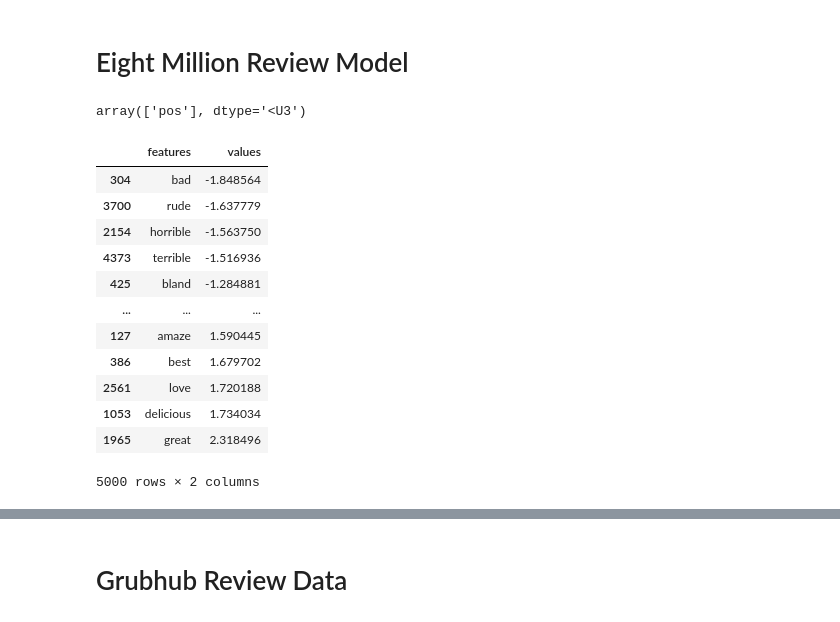
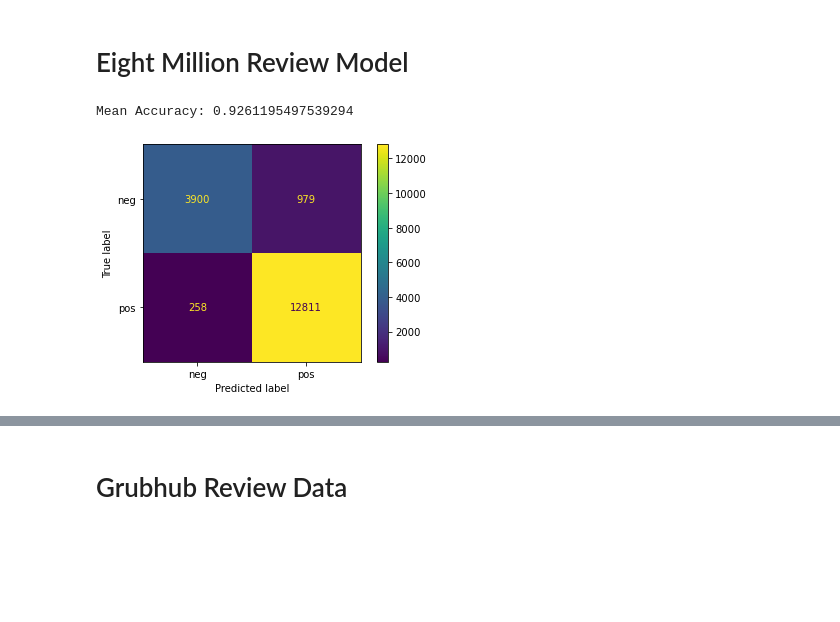
Before and after one commit to edwardsrk/yelp_reviews_tensorflow, a Jupyter notebook: yelp_final_notebook_7mil.ipynb, the cells around one changed output, grey strips where cells are left out. Cells and saved outputs as stored; diff of their text form; code cells hidden in the pictures; blank space fills up the shorter version.

```diff
--- a/yelp_final_notebook_7mil.ipynb
+++ b/yelp_final_notebook_7mil.ipynb
@@ -1042,6 +1037,4 @@ def single_review_prep(text):
 # %%
 clean_test_df = single_review_prep(test_review)
 # %%
-model_7mil.predict(clean_test_df.star)
+pred = list(model_7mil.predict(clean_test_df.star))
-# %% [output]
-array(['pos'], dtype='<U3')
@@ -1061,16 +1041,11 @@ def feature_finder(model):
-# %%
-feature_finder(model_7mil)
-# %% [output]
-|  | features | values |
-| 304 | bad | -1.848564 |
-| 3700 | rude | -1.637779 |
-| 2154 | horrible | -1.563750 |
-| 4373 | terrible | -1.516936 |
-| 425 | bland | -1.284881 |
-| ... | ... | ... |
-| 127 | amaze | 1.590445 |
-| 386 | best | 1.679702 |
-| 2561 | love | 1.720188 |
-| 1053 | delicious | 1.734034 |
-| 1965 | great | 2.318496 |
-5000 rows × 2 columns
+# %%
+# check against 7 mil validatio/test set
+
+test_preds = model_7mil.predict(X_test)
+sgd_acc = accuracy_score(y_test, test_preds)
+
+plot_confusion_matrix(model_7mil, X_test, y_test);
+print("Mean Accuracy:", cross_val_score(sgd_pipe_tuned, X_test, y_test).mean())
+# %% [output]
+Mean Accuracy: 0.9261195497539294
+[figure, added]
```
Also changed, not shown: parts of 11 cells of this notebook.
